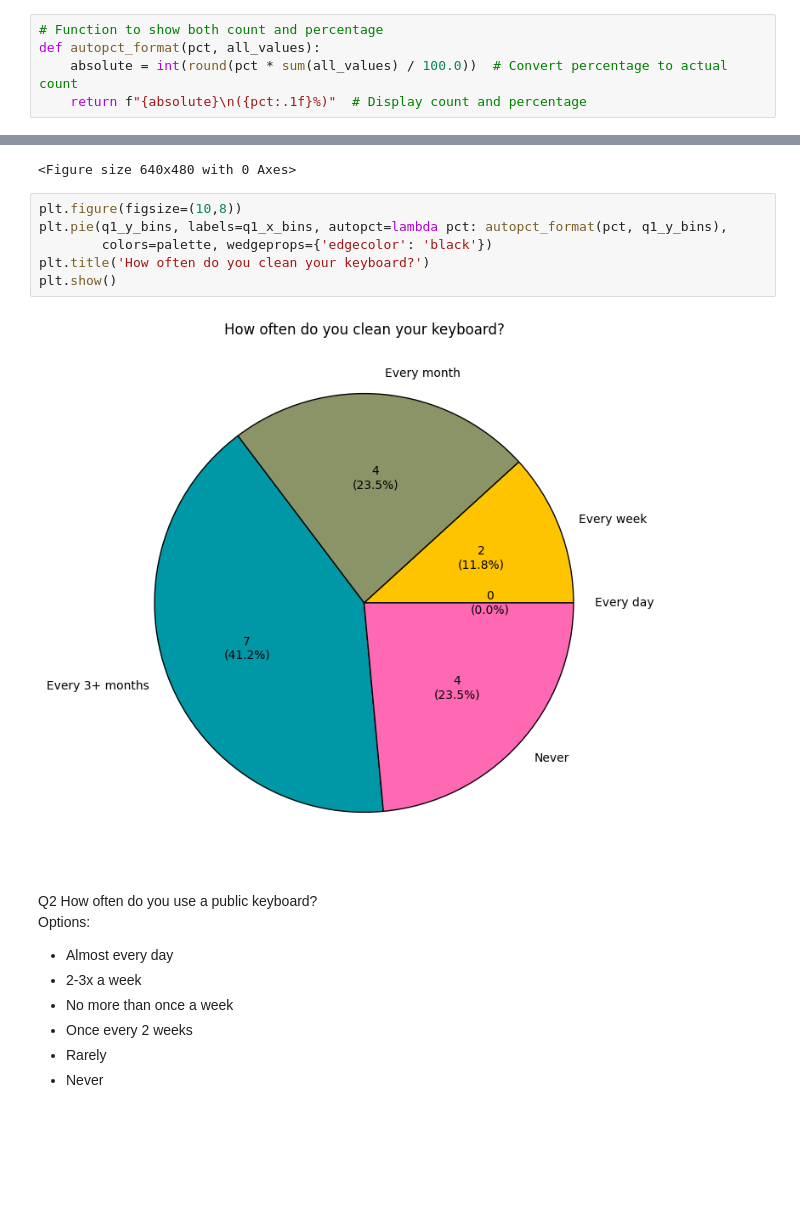
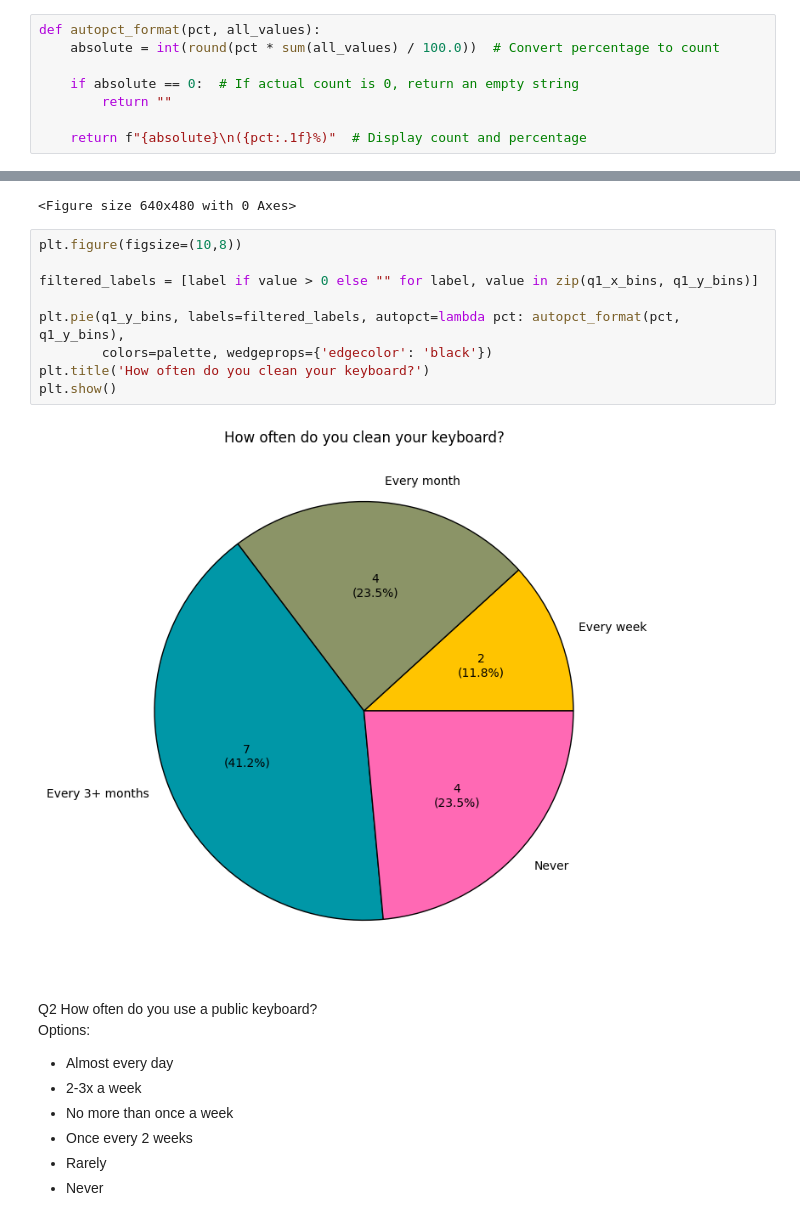
Before and after one commit to SDP-Group6/data_analysis, a Jupyter notebook: survey_data_analysis.ipynb, the cells around one changed output, grey strips where cells are left out. Saved outputs shown, nothing was run; the diff lists cells and outputs as text; blank space fills up the shorter version.

Commit message:
Fix Pie Chart labels

```diff
--- a/survey_data_analysis.ipynb
+++ b/survey_data_analysis.ipynb
@@ -58,9 +58,12 @@ Index(['How often do you clean your keyboard?',
        'After observing the web app and robot integration, do you have any comments or suggestions for the product?'],
       dtype='object')
 # %%
-# Function to show both count and percentage
 def autopct_format(pct, all_values):
-    absolute = int(round(pct * sum(all_values) / 100.0))  # Convert percentage to actual count
+    absolute = int(round(pct * sum(all_values) / 100.0))  # Convert percentage to count
+
+    if absolute == 0:  # If actual count is 0, return an empty string
+        return ""
+
     return f"{absolute}\n({pct:.1f}%)"  # Display count and percentage
 # %%
 custom_stopwords = {"is", "a", "of", "the", "this", "i", "my", "but"}
@@ -133,12 +136,15 @@ plt.tight_layout()
 <Figure size 640x480 with 0 Axes>
 # %%
 plt.figure(figsize=(10,8))
-plt.pie(q1_y_bins, labels=q1_x_bins, autopct=lambda pct: autopct_format(pct, q1_y_bins),
+
+filtered_labels = [label if value > 0 else "" for label, value in zip(q1_x_bins, q1_y_bins)]
+
+plt.pie(q1_y_bins, labels=filtered_labels, autopct=lambda pct: autopct_format(pct, q1_y_bins),
         colors=palette, wedgeprops={'edgecolor': 'black'})
 plt.title('How often do you clean your keyboard?')
 plt.show()
 # %% [output]
-[figure, old version]
+[figure, new version]
 # %% [markdown]
 Q2 How often do you use a public keyboard?
 Options:
```
Also changed, not shown: parts of 19 cells of this notebook.
